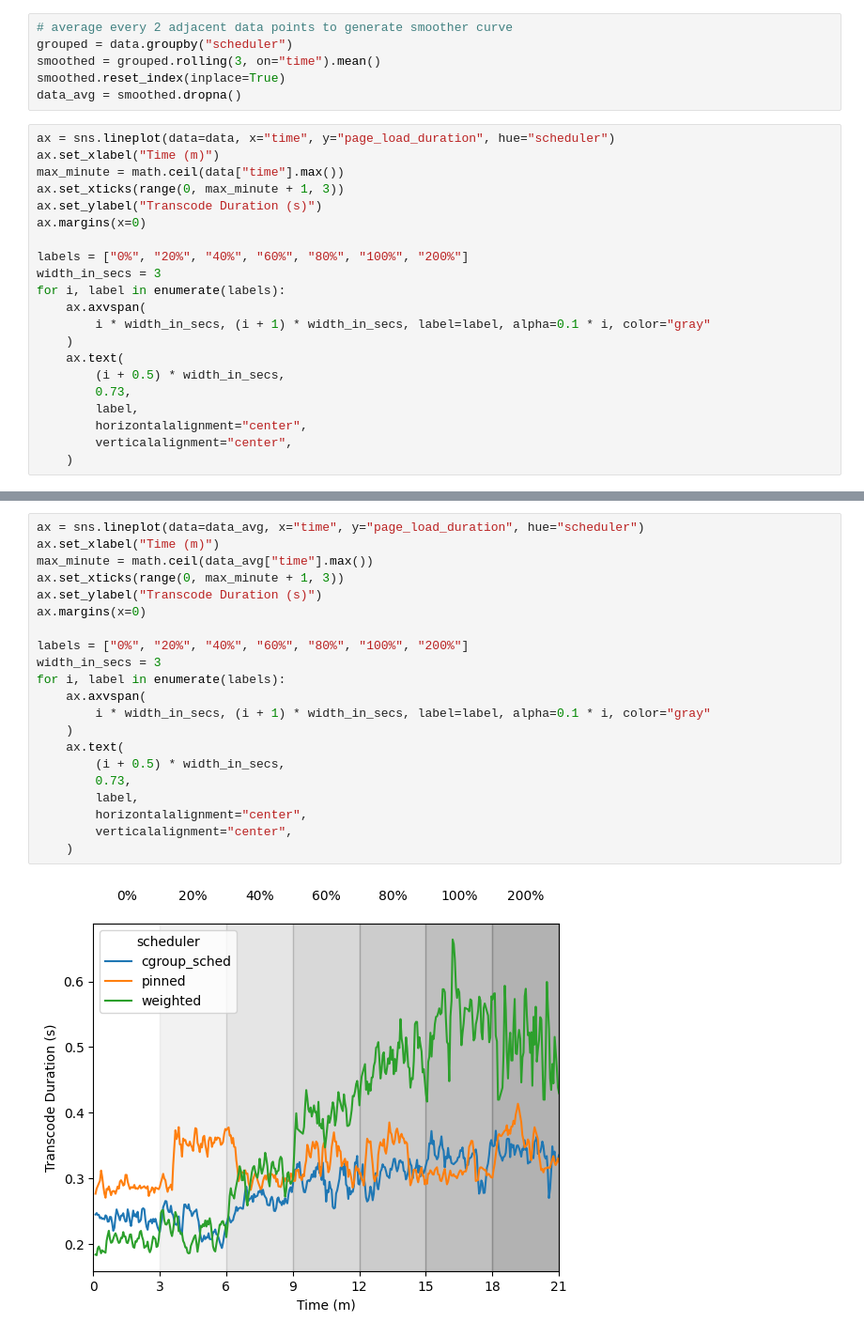
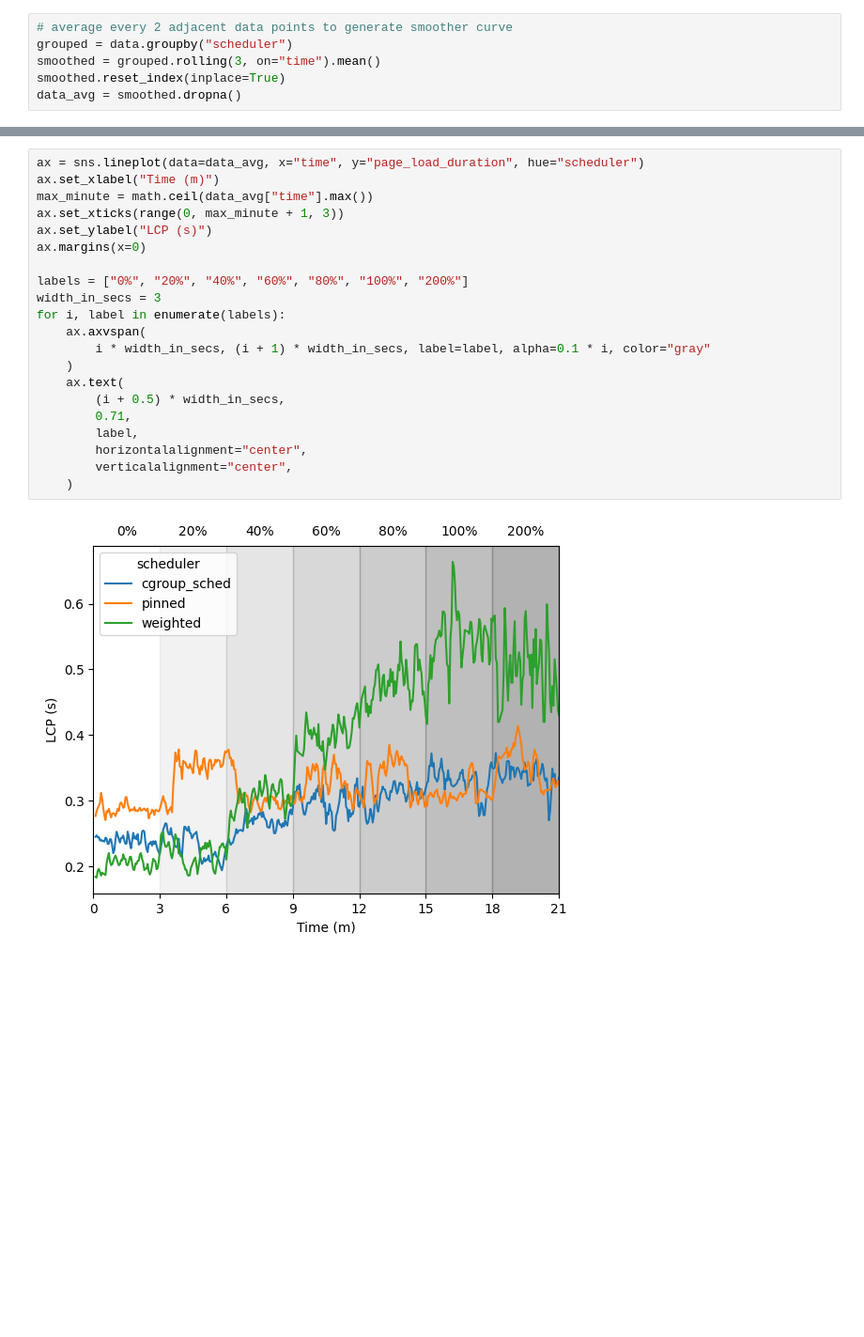
Before and after one commit to ethan-vanderheijden/pvn-dataset, a Jupyter notebook: rdr_proxy/contention-perf.ipynb, the cells around one changed output, grey strips where cells are left out. Shown at 94% size. Cells and saved outputs as stored; diff of their text form; blank space fills up the shorter version.

Commit message:
Fix y-axis label on RDR under contention graph.

```diff
--- a/rdr_proxy/contention-perf.ipynb
+++ b/rdr_proxy/contention-perf.ipynb
@@ -11,24 +11,3 @@ grouped = data.groupby("scheduler")
 smoothed = grouped.rolling(3, on="time").mean()
 smoothed.reset_index(inplace=True)
 data_avg = smoothed.dropna()
-# %%
-ax = sns.lineplot(data=data, x="time", y="page_load_duration", hue="scheduler")
-ax.set_xlabel("Time (m)")
-max_minute = math.ceil(data["time"].max())
-ax.set_xticks(range(0, max_minute + 1, 3))
-ax.set_ylabel("Transcode Duration (s)")
-ax.margins(x=0)
-
-labels = ["0%", "20%", "40%", "60%", "80%", "100%", "200%"]
-width_in_secs = 3
-for i, label in enumerate(labels):
-    ax.axvspan(
-        i * width_in_secs, (i + 1) * width_in_secs, label=label, alpha=0.1 * i, color="gray"
-    )
-    ax.text(
-        (i + 0.5) * width_in_secs,
-        0.73,
-        label,
-        horizontalalignment="center",
-        verticalalignment="center",
-    )
@@ -37,23 +14,23 @@ for i, label in enumerate(labels):
 # %%
 ax = sns.lineplot(data=data_avg, x="time", y="page_load_duration", hue="scheduler")
 ax.set_xlabel("Time (m)")
 max_minute = math.ceil(data_avg["time"].max())
 ax.set_xticks(range(0, max_minute + 1, 3))
-ax.set_ylabel("Transcode Duration (s)")
+ax.set_ylabel("LCP (s)")
 ax.margins(x=0)
 
 labels = ["0%", "20%", "40%", "60%", "80%", "100%", "200%"]
 width_in_secs = 3
 for i, label in enumerate(labels):
     ax.axvspan(
         i * width_in_secs, (i + 1) * width_in_secs, label=label, alpha=0.1 * i, color="gray"
     )
     ax.text(
         (i + 0.5) * width_in_secs,
-        0.73,
+        0.71,
         label,
         horizontalalignment="center",
         verticalalignment="center",
     )
 # %% [output]
-[figure, old version]
+[figure, new version]
```
Also changed, not shown: parts of 1 cell of this notebook.
